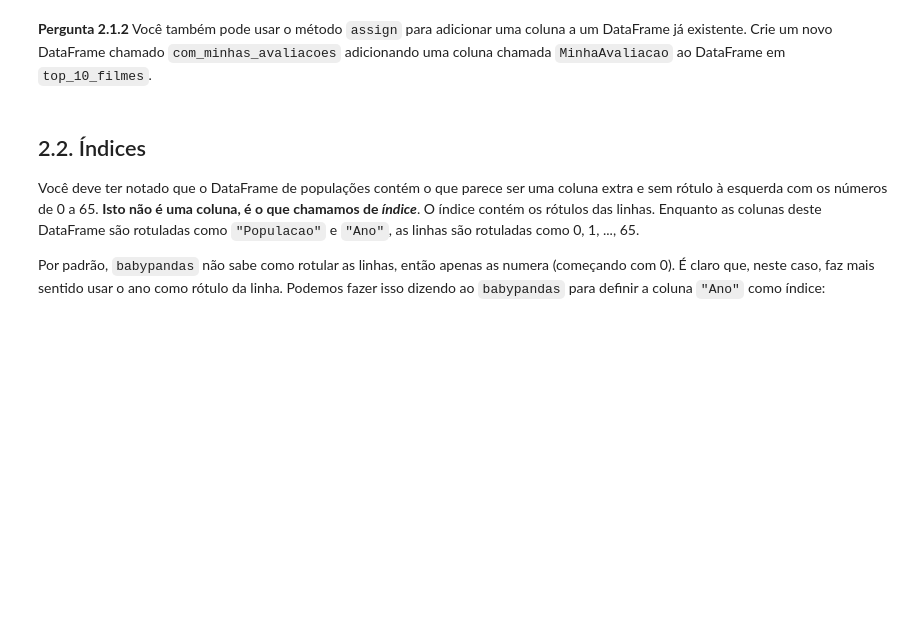
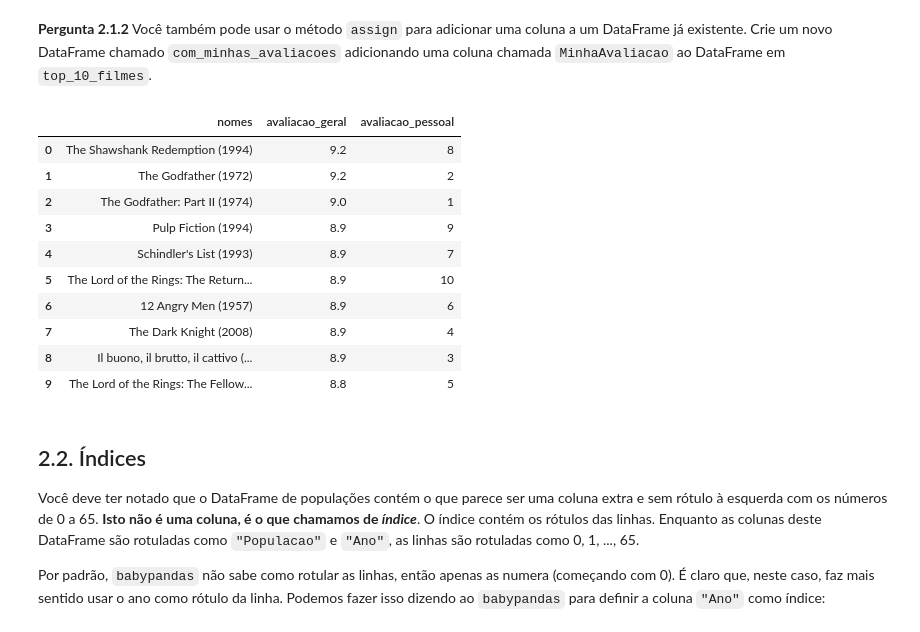
Before and after one commit to raphhax/FundamentosCienciaDados, a Jupyter notebook: Laboratorios/LAB01/sol1.ipynb, the cells around one changed output. Drawn from its saved outputs; the diff is of its cells as text; code cells hidden in the pictures; blank space fills up the shorter version.

```diff
--- a/Laboratorios/LAB01/sol.ipynb
+++ b/Laboratorios/LAB01/sol1.ipynb
@@ -440,3 +520,22 @@ com_minhas_avaliacoes
+# %%
+com_minhas_avaliacoes = pd.DataFrame().assign(
+    nomes = top_10_nomes,
+    avaliacao_geral = top_10_avaliacoes,
+    avaliacao_pessoal = minhas_avaliacoes
+)
+com_minhas_avaliacoes
+# %% [output]
+|  | nomes | avaliacao_geral | avaliacao_pessoal |
+| 0 | The Shawshank Redemption (1994) | 9.2 | 8 |
+| 1 | The Godfather (1972) | 9.2 | 2 |
+| 2 | The Godfather: Part II (1974) | 9.0 | 1 |
+| 3 | Pulp Fiction (1994) | 8.9 | 9 |
+| 4 | Schindler's List (1993) | 8.9 | 7 |
+| 5 | The Lord of the Rings: The Return... | 8.9 | 10 |
+| 6 | 12 Angry Men (1957) | 8.9 | 6 |
+| 7 | The Dark Knight (2008) | 8.9 | 4 |
+| 8 | Il buono, il brutto, il cattivo (... | 8.9 | 3 |
+| 9 | The Lord of the Rings: The Fellow... | 8.8 | 5 |
 # %% [markdown]
 ## 2.2. Índices
 
```
Also changed, not shown: parts of 38 cells of this notebook.
